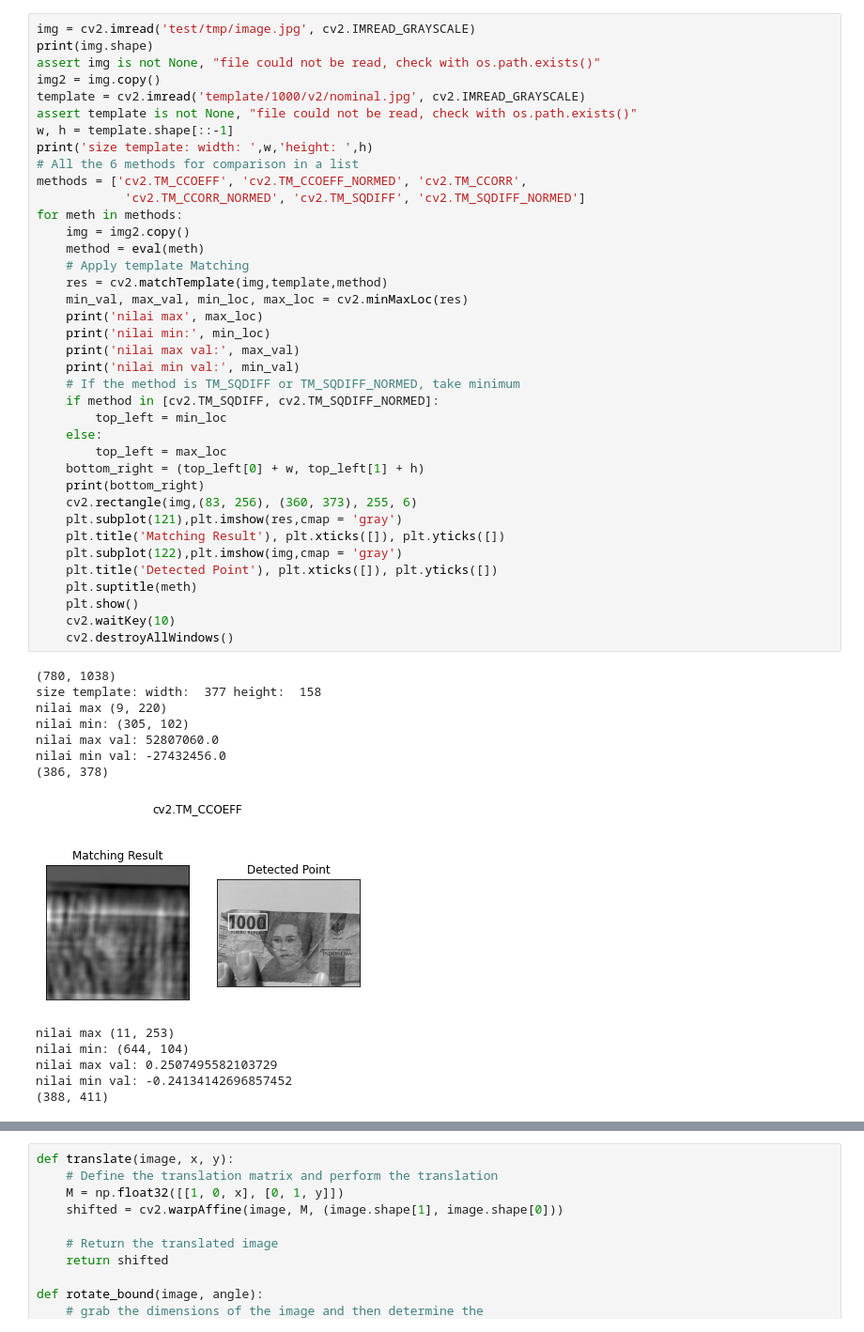
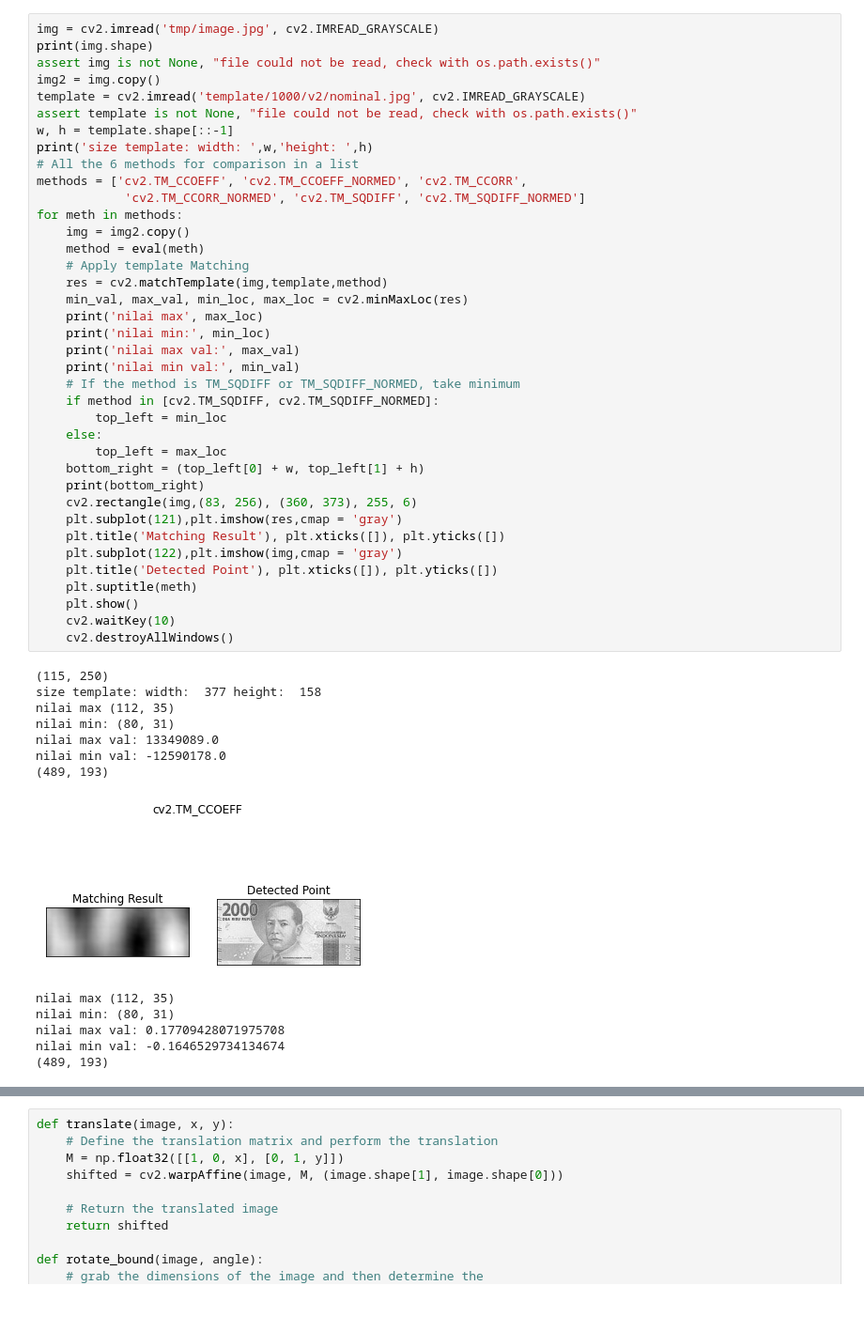
Before and after one commit to BlackbirdLabss/money-detection, a Jupyter notebook: MoneyDetection.ipynb, the cells around one changed output, grey strips where cells are left out. Shown at 94% size. Cells and saved outputs as stored; diff of their text form; blank space fills up the shorter version.

```diff
--- a/MoneyDetection.ipynb
+++ b/MoneyDetection.ipynb
@@ -6,5 +7,5 @@ import glob
 # %%
-img = cv2.imread('test/tmp/image.jpg', cv2.IMREAD_GRAYSCALE)
+img = cv2.imread('tmp/image.jpg', cv2.IMREAD_GRAYSCALE)
 print(img.shape)
 assert img is not None, "file could not be read, check with os.path.exists()"
 img2 = img.copy()
@@ -16,42 +17,42 @@ print('size template: width: ',w,'height: ',h)
 methods = ['cv2.TM_CCOEFF', 'cv2.TM_CCOEFF_NORMED', 'cv2.TM_CCORR',
             'cv2.TM_CCORR_NORMED', 'cv2.TM_SQDIFF', 'cv2.TM_SQDIFF_NORMED']
 for meth in methods:
     img = img2.copy()
     method = eval(meth)
     # Apply template Matching
     res = cv2.matchTemplate(img,template,method)
     min_val, max_val, min_loc, max_loc = cv2.minMaxLoc(res)
     print('nilai max', max_loc)
     print('nilai min:', min_loc)
     print('nilai max val:', max_val)
     print('nilai min val:', min_val)
     # If the method is TM_SQDIFF or TM_SQDIFF_NORMED, take minimum
     if method in [cv2.TM_SQDIFF, cv2.TM_SQDIFF_NORMED]:
         top_left = min_loc
     else:
         top_left = max_loc
     bottom_right = (top_left[0] + w, top_left[1] + h)
     print(bottom_right)
     cv2.rectangle(img,(83, 256), (360, 373), 255, 6)
     plt.subplot(121),plt.imshow(res,cmap = 'gray')
     plt.title('Matching Result'), plt.xticks([]), plt.yticks([])
     plt.subplot(122),plt.imshow(img,cmap = 'gray')
     plt.title('Detected Point'), plt.xticks([]), plt.yticks([])
     plt.suptitle(meth)
     plt.show()
     cv2.waitKey(10)
     cv2.destroyAllWindows()
 # %% [output]
-(780, 1038)
+(115, 250)
 size template: width:  377 height:  158
-nilai max (9, 220)
-nilai min: (305, 102)
-nilai max val: 52807060.0
-nilai min val: -27432456.0
-(386, 378)
+nilai max (112, 35)
+nilai min: (80, 31)
+nilai max val: 13349089.0
+nilai min val: -12590178.0
+(489, 193)
-[figure, old version]
+[figure, new version]
-nilai max (11, 253)
-nilai min: (644, 104)
-nilai max val: 0.2507495582103729
-nilai min val: -0.24134142696857452
-(388, 411)
+nilai max (112, 35)
+nilai min: (80, 31)
+nilai max val: 0.17709428071975708
+nilai min val: -0.1646529734134674
+(489, 193)
```
Also changed, not shown: parts of 3 cells of this notebook, 2 other files.
